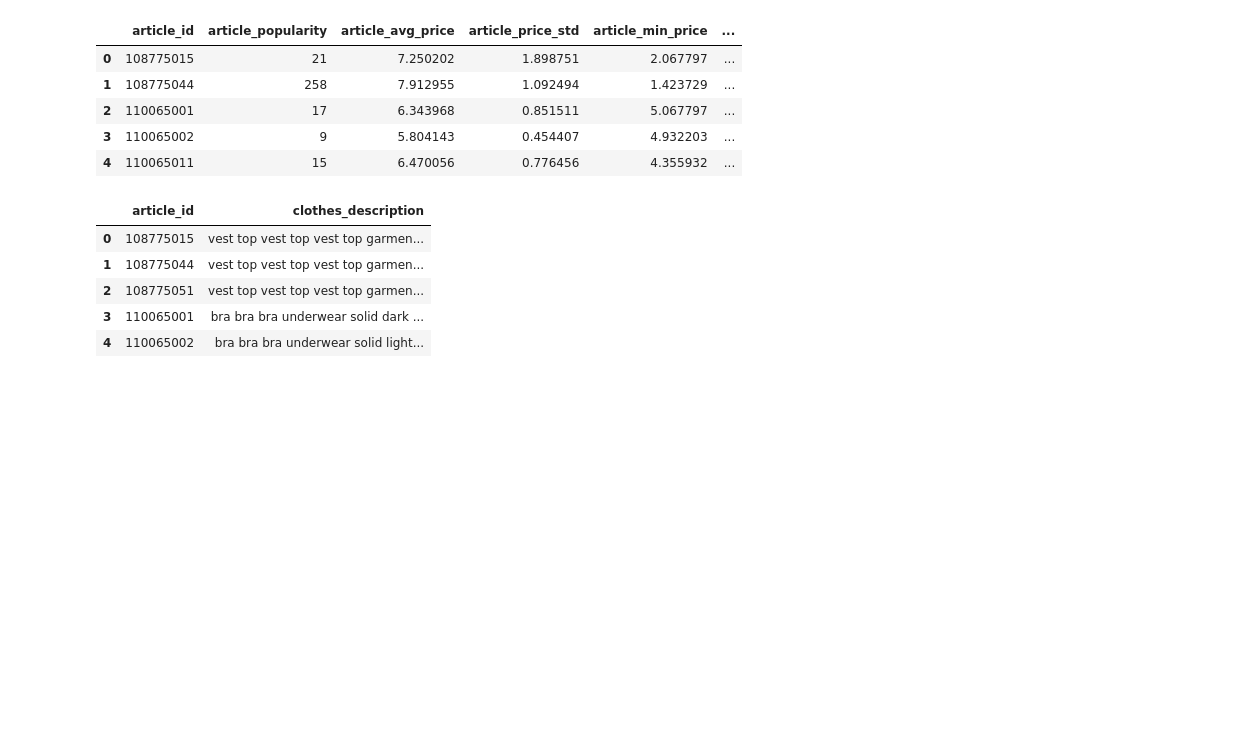
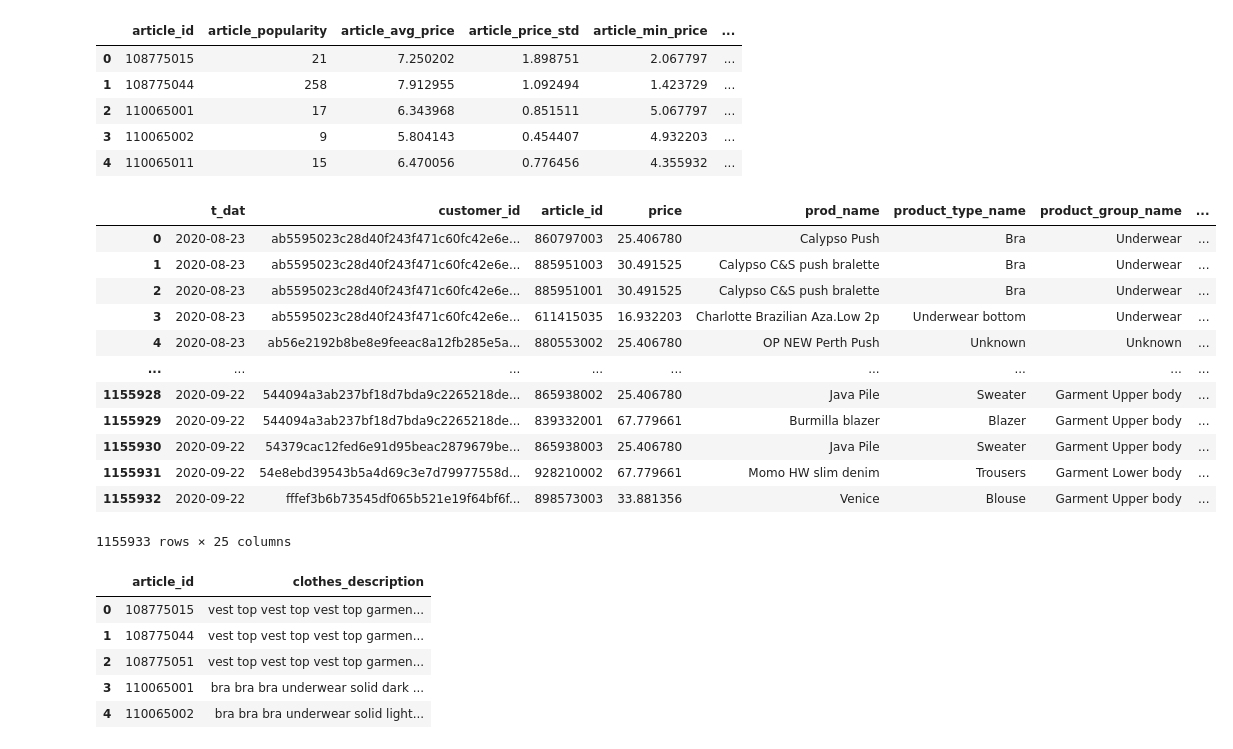
Before and after one commit to MinhGioChai/PowerBI-Final, a Jupyter notebook: Allwedid.ipynb, the cells around one changed output. Drawn from its saved outputs; the diff is of its cells as text; code cells hidden in the pictures; blank space fills up the shorter version.

```diff
--- a/Allwedid.ipynb
+++ b/Allwedid.ipynb
@@ -837,6 +837,22 @@ customer_prefs.columns = [
 ]
 df_train = df_train.merge(customer_prefs, on='customer_id', how='left')
 df_test = df_test.merge(customer_prefs, on='customer_id', how='left')
+# %%
+df_test
+# %% [output]
+|  | t_dat | customer_id | article_id | price | prod_name | product_type_name | product_group_name | ... |
+| 0 | 2020-08-23 | ab5595023c28d40f243f471c60fc42e6e... | 860797003 | 25.406780 | Calypso Push | Bra | Underwear | ... |
+| 1 | 2020-08-23 | ab5595023c28d40f243f471c60fc42e6e... | 885951003 | 30.491525 | Calypso C&S push bralette | Bra | Underwear | ... |
+| 2 | 2020-08-23 | ab5595023c28d40f243f471c60fc42e6e... | 885951001 | 30.491525 | Calypso C&S push bralette | Bra | Underwear | ... |
+| 3 | 2020-08-23 | ab5595023c28d40f243f471c60fc42e6e... | 611415035 | 16.932203 | Charlotte Brazilian Aza.Low 2p | Underwear bottom | Underwear | ... |
+| 4 | 2020-08-23 | ab56e2192b8be8e9feeac8a12fb285e5a... | 880553002 | 25.406780 | OP NEW Perth Push | Unknown | Unknown | ... |
+| ... | ... | ... | ... | ... | ... | ... | ... | ... |
+| 1155928 | 2020-09-22 | 544094a3ab237bf18d7bda9c2265218de... | 865938002 | 25.406780 | Java Pile | Sweater | Garment Upper body | ... |
+| 1155929 | 2020-09-22 | 544094a3ab237bf18d7bda9c2265218de... | 839332001 | 67.779661 | Burmilla blazer | Blazer | Garment Upper body | ... |
+| 1155930 | 2020-09-22 | 54379cac12fed6e91d95beac2879679be... | 865938003 | 25.406780 | Java Pile | Sweater | Garment Upper body | ... |
+| 1155931 | 2020-09-22 | 54e8ebd39543b5a4d69c3e7d79977558d... | 928210002 | 67.779661 | Momo HW slim denim | Trousers | Garment Lower body | ... |
+| 1155932 | 2020-09-22 | fffef3b6b73545df065b521e19f64bf6f... | 898573003 | 33.881356 | Venice | Blouse | Garment Upper body | ... |
+1155933 rows × 25 columns
 # %%
 # BUILD DESCRIPTION PIPELINE (CLEAN)
 # ==============================
```
Also changed, not shown: parts of 16 cells of this notebook.
